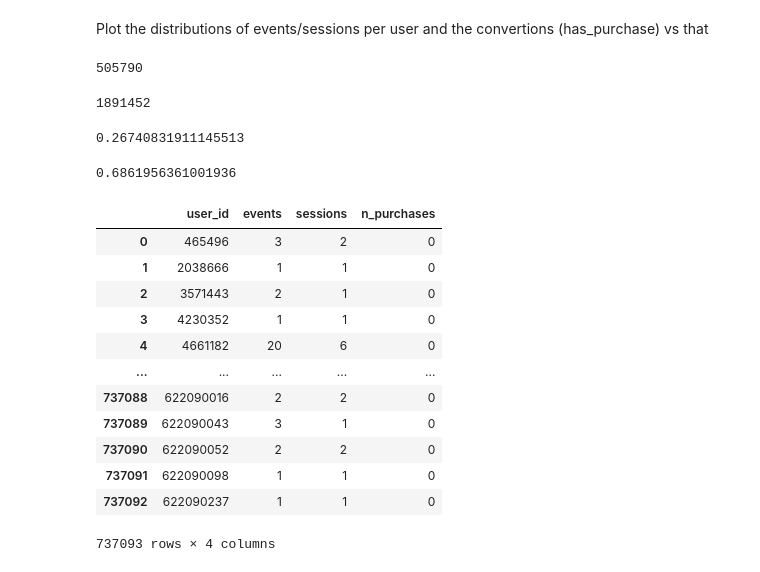
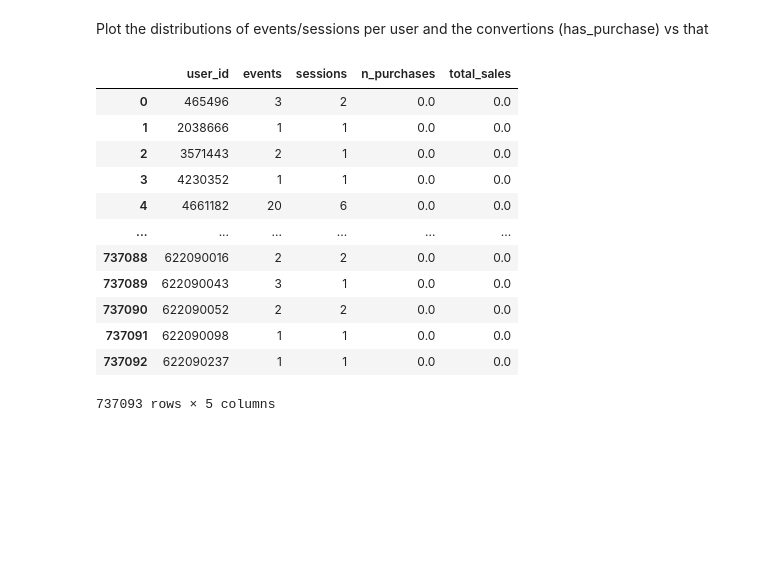
Before and after one commit to Bati-bot/Design-of-experiments-DOE, a Jupyter notebook: randomization_unit.ipynb, the cells around one changed output. Saved outputs shown, nothing was run; the diff lists cells and outputs as text; code cells hidden in the pictures; blank space fills up the shorter version.

```diff
--- a/randomization_unit.ipynb
+++ b/randomization_unit.ipynb
@@ -32,49 +88,34 @@ events_df.head()
 | 12271410 | 2020-01-01 00:00:25 UTC | 5899926 | 2115334439910245200 | NaN | NaN | 3.92 | 484071203 | cff70ddf-529e-4b0c-a4fc-f43a749c0acb | 2020-01-01 00:00:25+00:00 | ... |
 # %% [markdown]
 Plot the distributions of events/sessions per user and the convertions (has_purchase) vs that
-# %%
-events_df["event_type_purchase"].sum()
-# %% [output]
-505790
-# %%
-events_df["user_session"].nunique()
-# %% [output]
-1891452
-# %%
-events_df["event_type_purchase"].sum() / events_df["user_session"].nunique()
-# %% [output]
-0.26740831911145513
-# %%
-events_df["event_type_purchase"].sum() / events_df["user_id"].nunique()
-# %% [output]
-0.6861956361001936
 # %%
 agg_ussers = (
     events_df
     .groupby("user_id")
     .agg({
-        "product_id":   "count",
-        "user_session": "nunique",
-        "event_type_purchase": "sum",
+        "product_id":           "count",
+        "user_session":         "nunique",
+        "event_type_purchase":  "sum",
+        "sales":                "sum",
     })
 ).reset_index()
 
-agg_ussers.columns = ["user_id", "events", "sessions", "n_purchases"]
+agg_ussers.columns = ["user_id", "events", "sessions", "n_purchases", "total_sales"]
 agg_ussers
 # %% [output]
-|  | user_id | events | sessions | n_purchases |
-| 0 | 465496 | 3 | 2 | 0 |
-| 1 | 2038666 | 1 | 1 | 0 |
-| 2 | 3571443 | 2 | 1 | 0 |
-| 3 | 4230352 | 1 | 1 | 0 |
-| 4 | 4661182 | 20 | 6 | 0 |
-| ... | ... | ... | ... | ... |
-| 737088 | 622090016 | 2 | 2 | 0 |
-| 737089 | 622090043 | 3 | 1 | 0 |
-| 737090 | 622090052 | 2 | 2 | 0 |
-| 737091 | 622090098 | 1 | 1 | 0 |
-| 737092 | 622090237 | 1 | 1 | 0 |
+|  | user_id | events | sessions | n_purchases | total_sales |
+| 0 | 465496 | 3 | 2 | 0.0 | 0.0 |
+| 1 | 2038666 | 1 | 1 | 0.0 | 0.0 |
+| 2 | 3571443 | 2 | 1 | 0.0 | 0.0 |
+| 3 | 4230352 | 1 | 1 | 0.0 | 0.0 |
+| 4 | 4661182 | 20 | 6 | 0.0 | 0.0 |
+| ... | ... | ... | ... | ... | ... |
+| 737088 | 622090016 | 2 | 2 | 0.0 | 0.0 |
+| 737089 | 622090043 | 3 | 1 | 0.0 | 0.0 |
+| 737090 | 622090052 | 2 | 2 | 0.0 | 0.0 |
+| 737091 | 622090098 | 1 | 1 | 0.0 | 0.0 |
+| 737092 | 622090237 | 1 | 1 | 0.0 | 0.0 |
-737093 rows × 4 columns
+737093 rows × 5 columns
 # %%
 sessions_per_user = (
     agg_ussers
```
Also changed, not shown: parts of 11 cells of this notebook.
